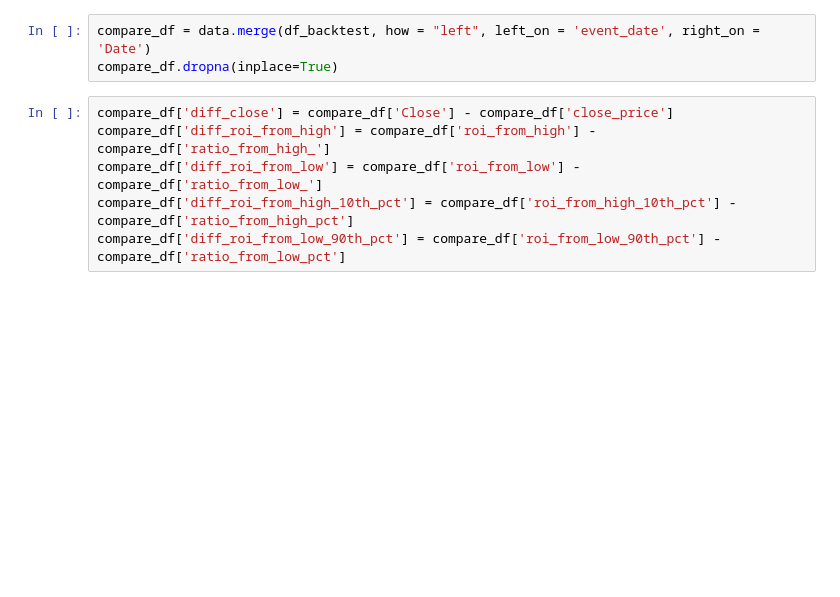
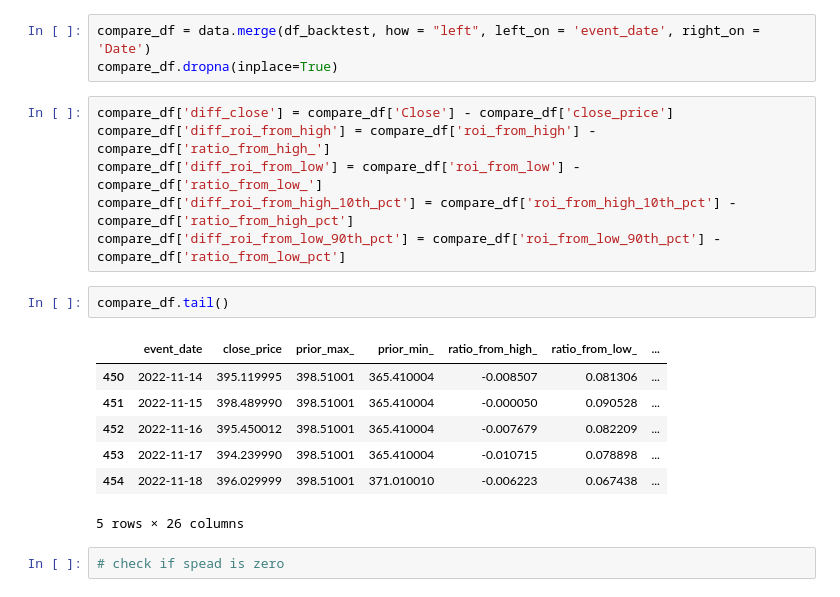
Before and after one commit to nate-belete/algoTrading, a Jupyter notebook: Strategy Development Ideas.ipynb, the cells around one changed output. Cells and saved outputs as stored; diff of their text form; blank space fills up the shorter version.

```diff
--- a/Strategy Development Ideas.ipynb
+++ b/Strategy Development Ideas.ipynb
@@ -226,6 +226,18 @@ compare_df['diff_roi_from_high'] = compare_df['roi_from_high'] - compare_df['rat
 compare_df['diff_roi_from_low'] = compare_df['roi_from_low'] - compare_df['ratio_from_low_']
 compare_df['diff_roi_from_high_10th_pct'] = compare_df['roi_from_high_10th_pct'] - compare_df['ratio_from_high_pct']
 compare_df['diff_roi_from_low_90th_pct'] = compare_df['roi_from_low_90th_pct'] - compare_df['ratio_from_low_pct']
+# %%
+compare_df.tail()
+# %% [output]
+|  | event_date | close_price | prior_max_ | prior_min_ | ratio_from_high_ | ratio_from_low_ | ... |
+| 450 | 2022-11-14 | 395.119995 | 398.51001 | 365.410004 | -0.008507 | 0.081306 | ... |
+| 451 | 2022-11-15 | 398.489990 | 398.51001 | 365.410004 | -0.000050 | 0.090528 | ... |
+| 452 | 2022-11-16 | 395.450012 | 398.51001 | 365.410004 | -0.007679 | 0.082209 | ... |
+| 453 | 2022-11-17 | 394.239990 | 398.51001 | 365.410004 | -0.010715 | 0.078898 | ... |
+| 454 | 2022-11-18 | 396.029999 | 398.51001 | 371.010010 | -0.006223 | 0.067438 | ... |
+5 rows × 26 columns
+# %%
+# check if spead is zero
 # %%
 fig = plt.figure(figsize=(15,10))
 
```
Also changed, not shown: parts of 6 cells of this notebook, 3 other files.
